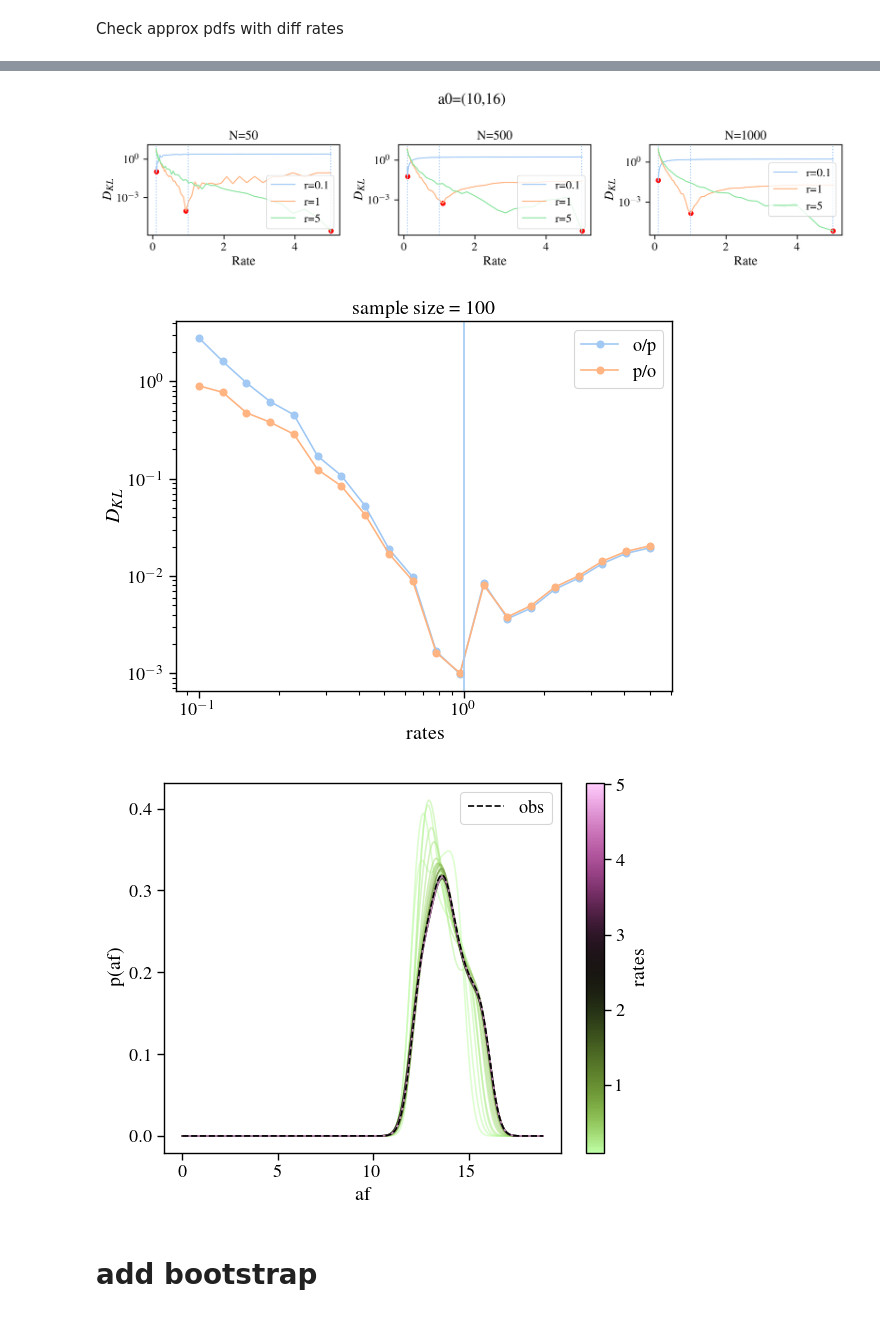
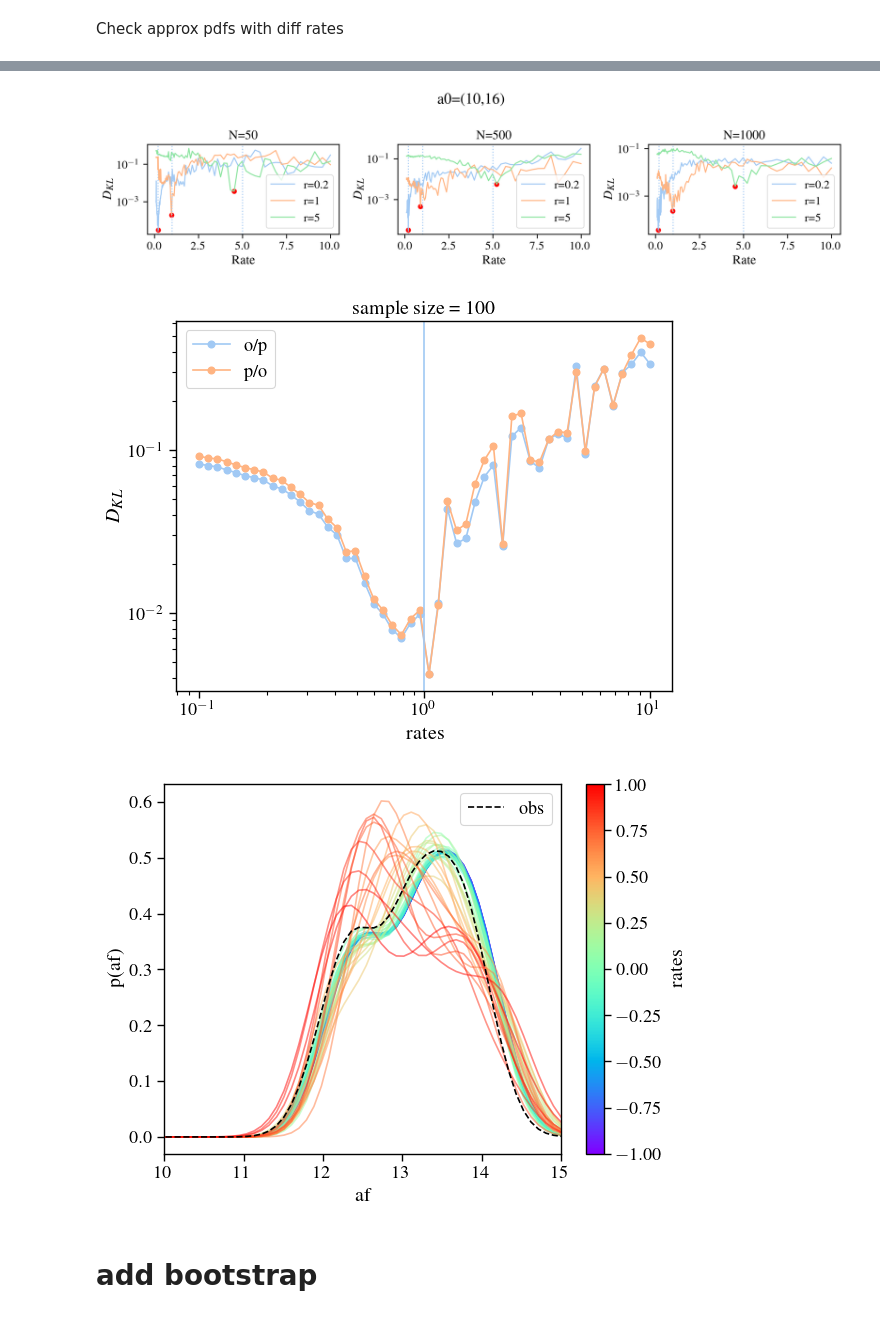
Before and after one commit to insepien/dftime, a Jupyter notebook: analytics.ipynb, the cells around one changed output, grey strips where cells are left out. Saved outputs shown, nothing was run; the diff lists cells and outputs as text; code cells hidden in the pictures.

Commit message:
inverse rate, add af cut to bootstrap

```diff
--- a/analytics.ipynb
+++ b/analytics.ipynb
@@ -165,7 +173,7 @@ def div_KL(p,q):
     div = np.sum(d[np.isfinite(d)])
     return div
 # %%
-r=0.5
+r=2
 amin=6
 amax=12
 a0_r1,af_r1 = monte_carlo_unif_a0(amin=amin, amax=amax, R=r, N = 1000)
@@ -181,7 +189,7 @@ for h in [0.5,1,2]:
     ax.plot(xplot,dens,label=f"h={h}")
 
 # cut a smaller af range
-af_max_obs_cut = af_from_a0(np.array([12]),1e8,1,0.1)
+af_max_obs_cut = af_from_a0(np.array([12]),1e8,1,1/0.1)
 af_mask = (af_r1>8)&(af_r1<af_max_obs_cut)
 af = af_r1[af_mask]
 ax.hist(af,density=True,color='darkseagreen',label='af cut')
@@ -212,16 +220,16 @@ p = scp_kde(af_r1,a,h=1)
 # plot R=1 sample
 fig,ax = plt.subplots(1,3,width_ratios=(1.5,1,1),figsize=(10,4),dpi=200)
 # ax[0].hist(af_r1,alpha=0.1,density=True,color='k')
-ax[0].plot(a,p,label='R=1',c='k')
+# ax[0].plot(a,p,label='R=1',c='k')
 
 # for different rates
-for r,cl in zip([0.15,1,10],['darkseagreen','salmon','steelblue']):
+for r,cl in zip([0.2,1,10],['darkseagreen','salmon','steelblue']):
     # create mock sample and find pdf
     _,af_r2 = monte_carlo_unif_a0(amin=amin, amax=amax, R=r, N = 1000)
 
     ### try cutting to smaller range
     af_cut_min = amin+2
-    af_cut_max = af_from_a0(np.array([amax]),1e8,1,0.1)
+    af_cut_max = af_from_a0(np.array([amax]),1e8,1,1/0.1)
     af_mask = lambda af: (af>af_cut_min) & (af<af_cut_max)
     af_pred_cut = af_r2[af_mask(af_r2)]
     q_cut = scp_kde(af_pred_cut,a,h=1)
@@ -230,21 +238,21 @@ for r,cl in zip([0.15,1,10],['darkseagreen','salmon','steelblue']):
 
     af_obs_cut = af_r1[af_mask(af_r1)]
     p_cut = scp_kde(af_obs_cut,a,h=1)
-    ax[2].scatter(r,div_KL(p_cut,q_cut))
+    ax[2].scatter(r,div_KL(p_cut,q_cut),c=cl)
     ###
 
     q = scp_kde(af_r2,a,h=1)
     # plot
     # ax[0].hist(af_r2,alpha=0.5,density=True,color=cl)
-    ax[0].plot(a,q,label=f'R={r}',color=cl)
+    ax[0].plot(a,q,label=f'R={r:.2f}',color=cl)
     # plot pdf ratio for div check
-    ax[1].plot(a,np.log10(p/q),label=f'r={r}',color=cl)
+    ax[1].plot(a,np.log10(p/q),label=f'r={r:.2f}',color=cl)
 
 [a.set_xlabel("af") for a in ax[:-1]]
 ax[0].set_ylabel('p(af)')
 ax[1].set_ylabel('log(p/q)')
 ax[2].set_ylabel('$D_{KL}$')
 ax[2].set_xlabel('rate')
-[a.legend() for a in ax]
+# [a.legend() for a in ax]
 fig.tight_layout();
 # %% [output]
@@ -257,8 +265,8 @@ def KL_mock(trueRate, sampleSize, amin=2, amax=5, mbh=1e8,t=1,kde_h=1):
             sampleSize: mock sample size"""
     # generate mock observations
     a0_obs,af_obs = monte_carlo_unif_a0(amin, amax, R=trueRate, N=sampleSize)
-    # sample rates
-    rates = np.logspace(-1,0.7,50)
+    # sample rates from 0.1-10
+    rates = np.logspace(-1,1,100)
     dKLs = []
     # define smaller af range
     af_cut_min = amin+2
@@ -301,7 +309,7 @@ amin = 10
 amax = 16
 # calculte and plot
 fig,ax = plt.subplots(1,3,figsize=(12,3),dpi=200)
-for tR in [0.1,1,5]:
+for tR in [0.2,1,5]:
     for a,size in zip(ax, [50,500,1000]):
         rates, dKLs = KL_mock(amin=amin,amax=amax,trueRate=tR, sampleSize=int(size))
         plot_KL_curve(a,rates, dKLs, tR, size)
@@ -310,7 +318,7 @@ for tR in [0.1,1,5]:
 fig.suptitle(f"a0=({amin},{amax})")
 fig.tight_layout();
 # %% [output]
-[figure, old version]
+[figure, new version]
 # %%
 trueRate=1
 sampleSize=100
@@ -325,7 +333,7 @@ np.random.seed(0)
 a0_obs,af_obs = monte_carlo_unif_a0(amin, amax, R=trueRate, N=sampleSize)
 
 # sample rates
-rates = np.logspace(-1,0.7,20)
+rates = np.logspace(-1,1,50)
 af_cut_min = amin+2
 af_cut_max = af_from_a0(np.array([amax]),mbh,t,rates[-1])
 dKLs = []
@@ -364,25 +372,27 @@ plt.yscale('log')
 plt.title(f"sample size = {sampleSize}")
 plt.legend();
 # %% [output]
-[figure, old version]
+[figure, new version]
 # %%
 import matplotlib.colors as mcolors
 import matplotlib.cm as cm
-norm = mcolors.Normalize(vmin=rates.min(), vmax=rates.max())
-cmap = cm.vanimo_r
+norm = mcolors.Normalize(vmin=np.log10(rates.min()), vmax=np.log10(rates.max()))
+cmap = cm.rainbow
 fig,ax = plt.subplots()
-rate_ind = 10
-af_pred,af_pred_cut,af_obs_cut = afs[rates[rate_ind]]
+# rate_ind = 10
+# af_pred,af_pred_cut,af_obs_cut = afs[rates[rate_ind]]
 p_preds = [pdfs[r][0] for r in rates]
 p_obs = [pdfs[r][1] for r in rates]
-[ax.plot(a,p,c=cmap(norm(r)),alpha=0.5) for p,r in zip(p_preds,rates)]
+[ax.plot(a,p,c=cmap(norm(np.log10(r))),alpha=0.5) for p,r in zip(p_preds,rates)]
+# plot_pa_unif(10,16,1e8,1,1,ax,"k")
 ax.plot(a,p_obs[0],c='k',linestyle='--',label='obs')
 ax.set_xlabel("af")
 ax.set_ylabel("p(af)")
+ax.set_xlim(10,15)
 ax.legend()
 fig.colorbar(cm.ScalarMappable(norm=norm, cmap=cmap),ax=ax,label='rates');
 # %% [output]
-[figure, old version]
+[figure, new version]
 # %% [markdown]
 # add bootstrap
 # %%
```
Also changed, not shown: parts of 9 cells of this notebook.
